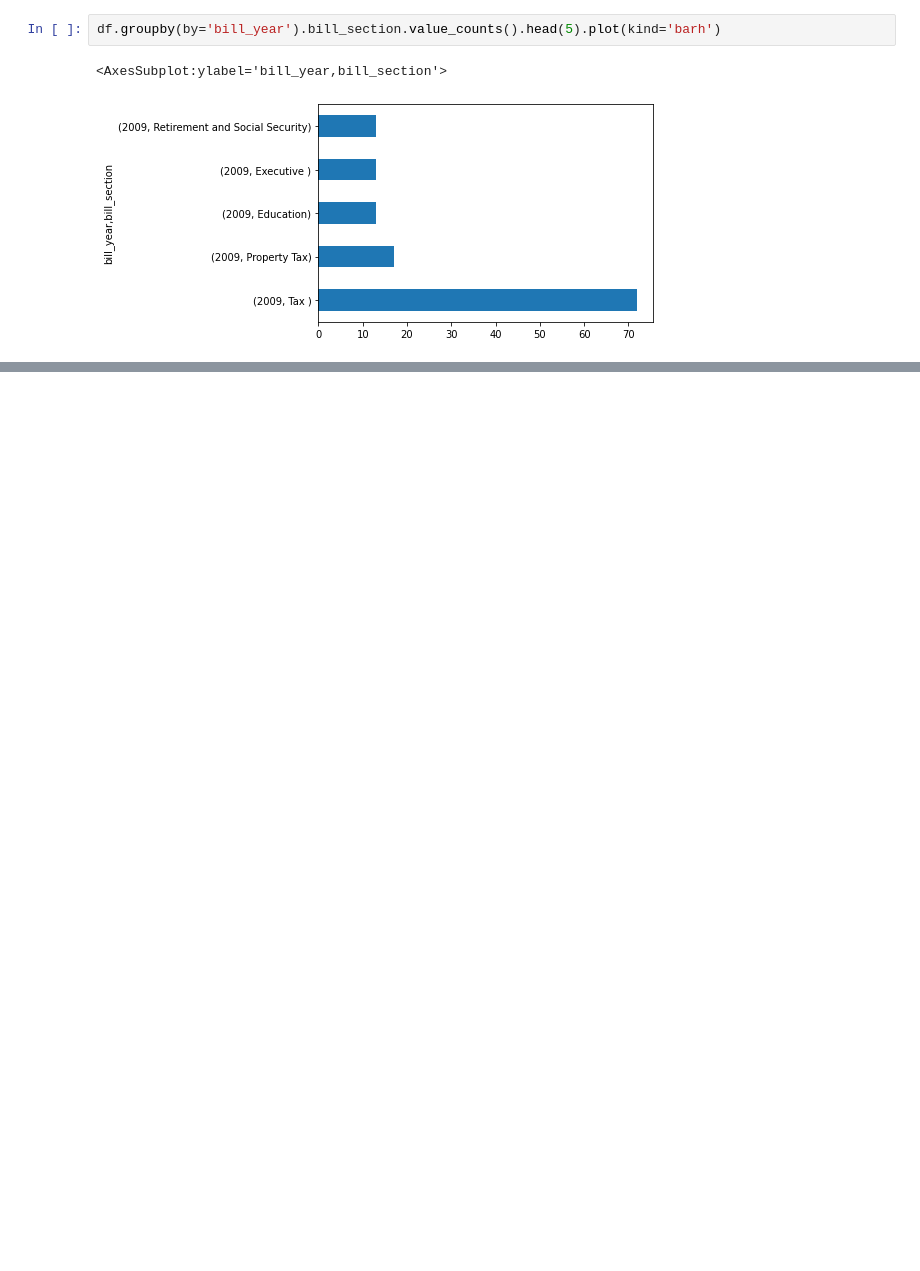
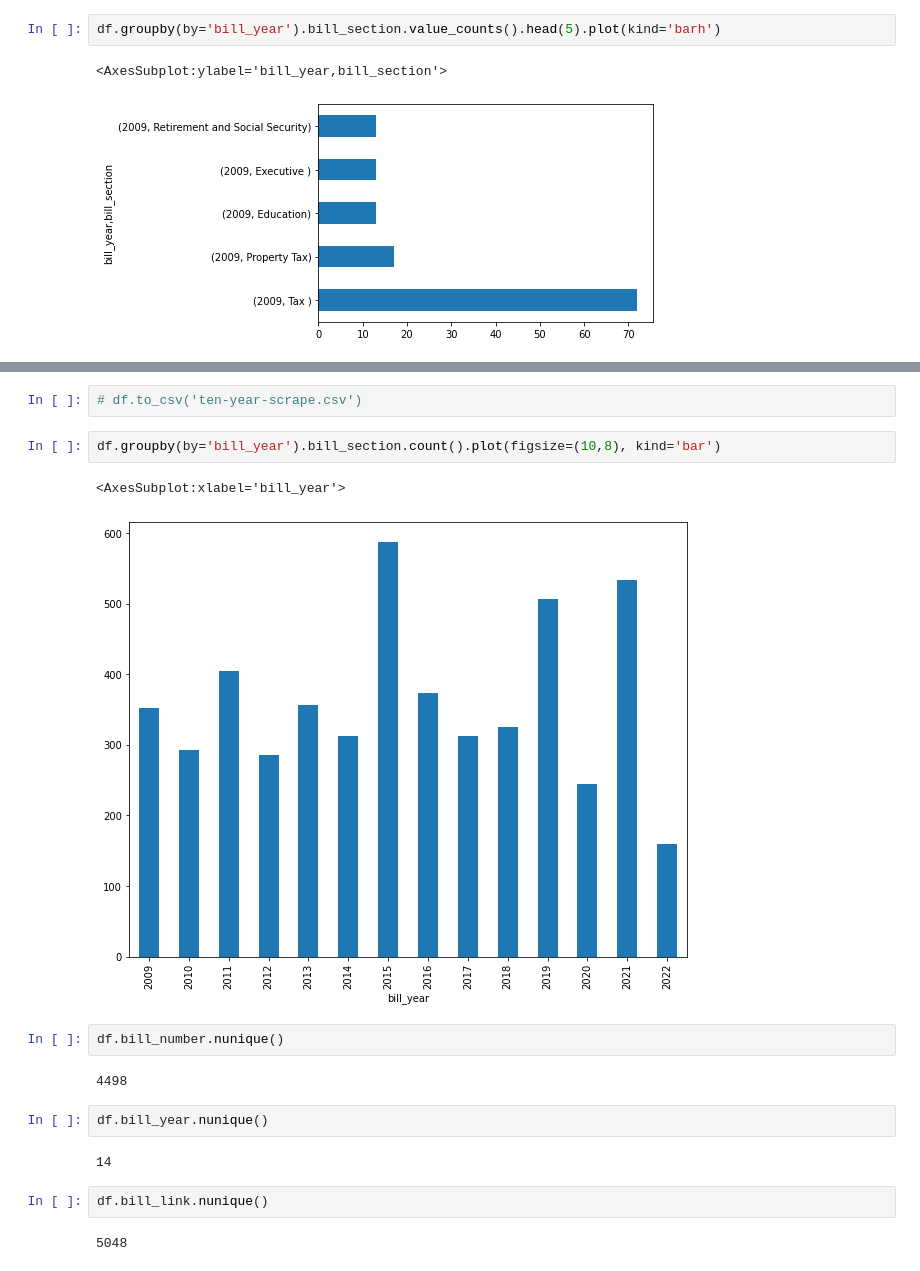
Before and after one commit to areenaarora/new-york-senate_scrape, a Jupyter notebook: Analyses.ipynb, the cells around one changed output, grey strips where cells are left out. Drawn from its saved outputs; the diff is of its cells as text; blank space fills up the shorter version.

```diff
--- a/Analyses.ipynb
+++ b/Analyses.ipynb
@@ -161,0 +165,19 @@ df.groupby(by='bill_year')
+# %%
+# df.to_csv('ten-year-scrape.csv')
+# %%
+df.groupby(by='bill_year').bill_section.count().plot(figsize=(10,8), kind='bar')
+# %% [output]
+<AxesSubplot:xlabel='bill_year'>
+[figure, added]
+# %%
+df.bill_number.nunique()
+# %% [output]
+4498
+# %%
+df.bill_year.nunique()
+# %% [output]
+14
+# %%
+df.bill_link.nunique()
+# %% [output]
+5048
```
Also changed, not shown: parts of 1 cell of this notebook.
